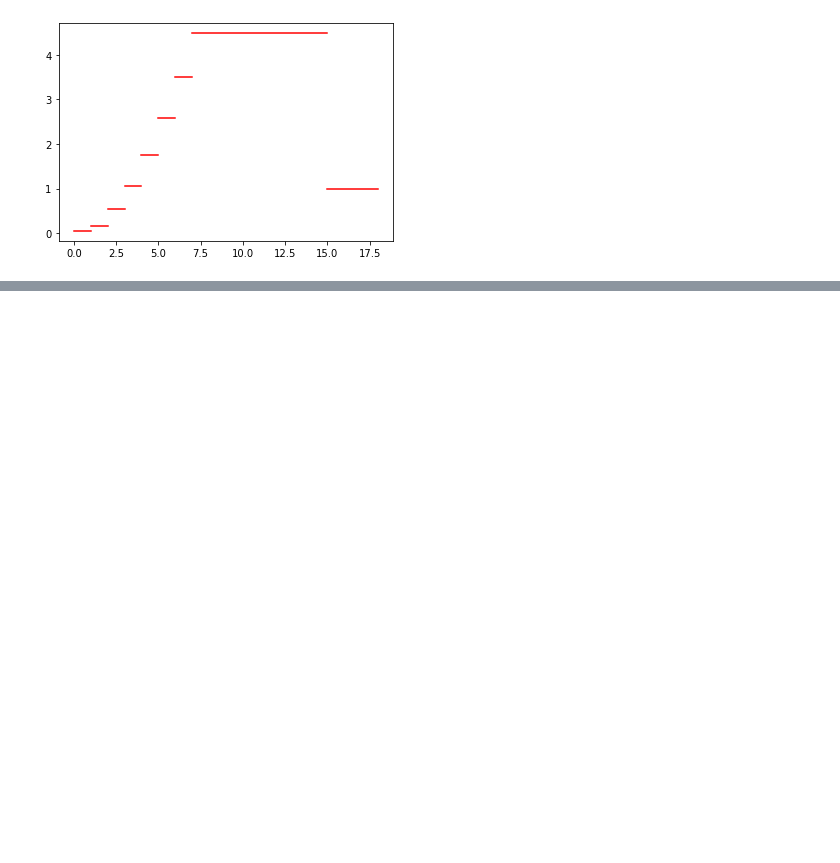
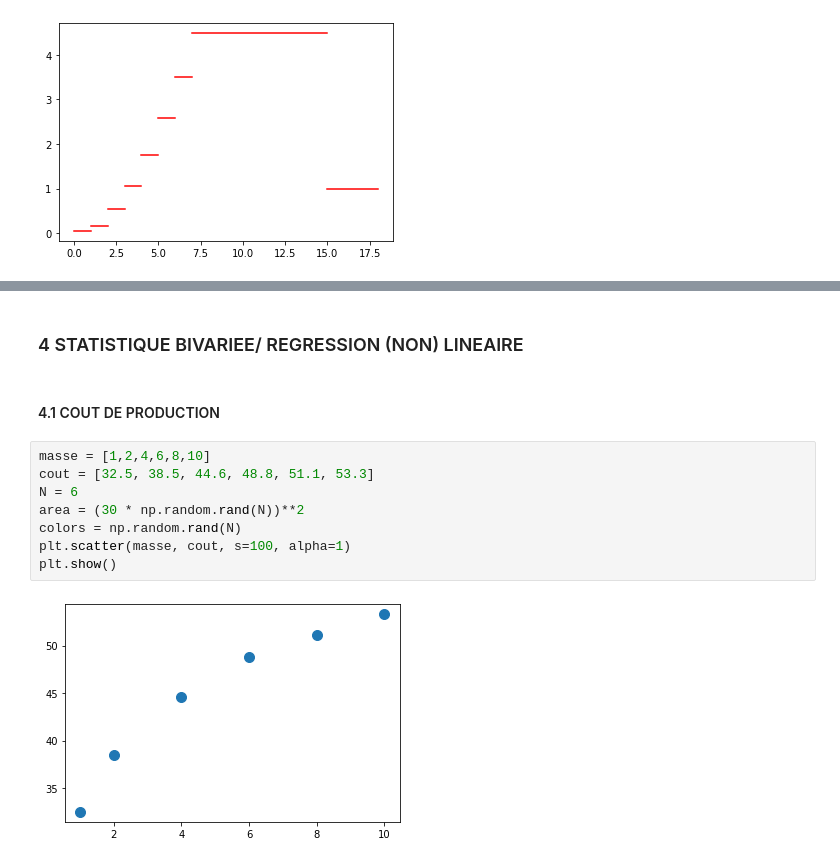
Before and after one commit to ticuss/IA-School-projects, a Jupyter notebook: Regression_lineaire/Bogdanas_Constantin_exam_reg.ipynb, the cells around one changed output, grey strips where cells are left out. Saved outputs shown, nothing was run; the diff lists cells and outputs as text; blank space fills up the shorter version.

```diff
--- a/Regression_lineaire/Bogdanas_Constantin_exam_reg.ipynb
+++ b/Regression_lineaire/Bogdanas_Constantin_exam_reg.ipynb
@@ -204,0 +383,14 @@ df = DataFrame(nb_femmes)
+# %% [markdown]
+### 4 STATISTIQUE BIVARIEE/ REGRESSION (NON) LINEAIRE
+# %% [markdown]
+#### 4.1 COUT DE PRODUCTION
+# %%
+masse = [1,2,4,6,8,10]
+cout = [32.5, 38.5, 44.6, 48.8, 51.1, 53.3]
+N = 6
+area = (30 * np.random.rand(N))**2
+colors = np.random.rand(N)
+plt.scatter(masse, cout, s=100, alpha=1)
+plt.show()
+# %% [output]
+[figure, added]
```
Also changed, not shown: parts of 31 cells of this notebook, 48 other files.
